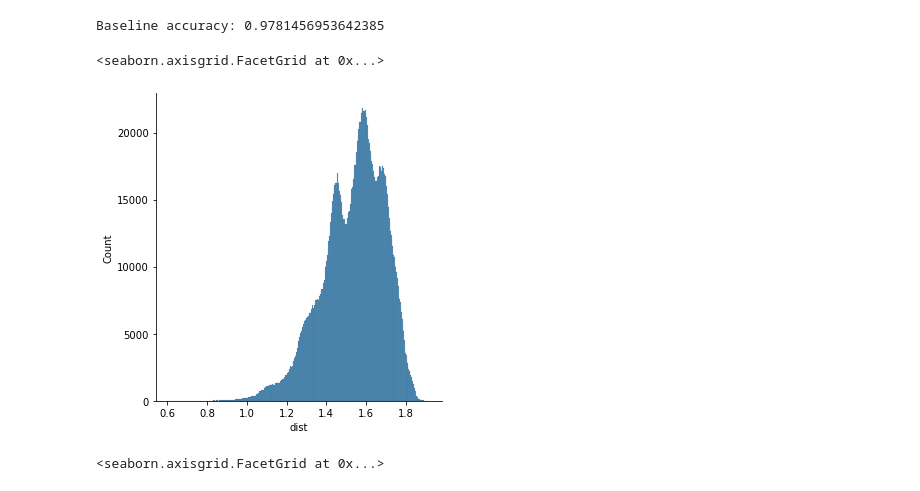
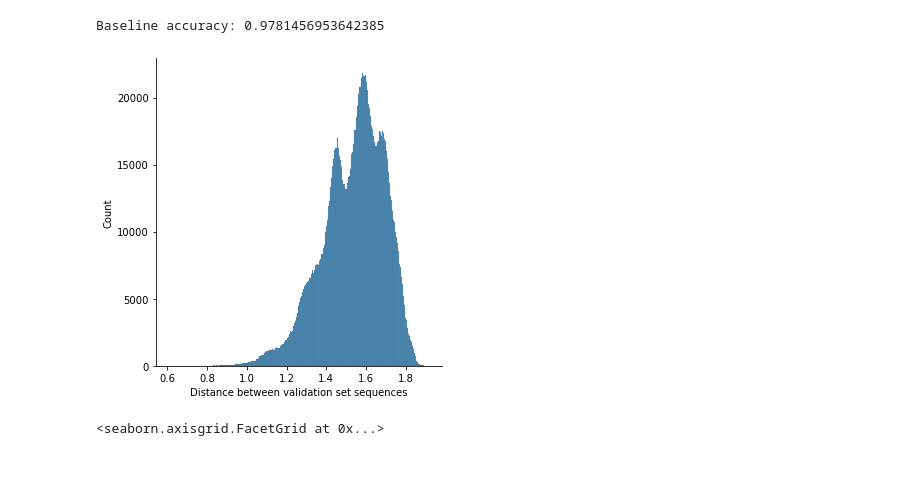
Before and after one commit to samuelbarrett1234/csproject, a Jupyter notebook: NCD Graph Visualiser.ipynb, the cells around one changed output. Saved outputs shown, nothing was run; the diff lists cells and outputs as text; code cells hidden in the pictures.

```diff
--- a/NCD Graph Visualiser.ipynb
+++ b/NCD Graph Visualiser.ipynb
@@ -80,9 +85,10 @@ print("Baseline accuracy:", max(lbl_counts) / sum(lbl_counts))
 Baseline accuracy: 0.9781456953642385
 # %%
 sns.displot(df["dist"])
+plt.xlabel('Distance between validation set sequences')
+plt.savefig(GRAPHS + f"reuters-ncd-dist.svg", format="svg", bbox_inches='tight')
 # %% [output]
-<seaborn.axisgrid.FacetGrid at 0x...>
-[figure, old version]
+[figure, new version]
 # %%
 sns.displot(df["weight"])
 # %% [output]
```
Also changed, not shown: parts of 15 cells of this notebook, 1 other file.
